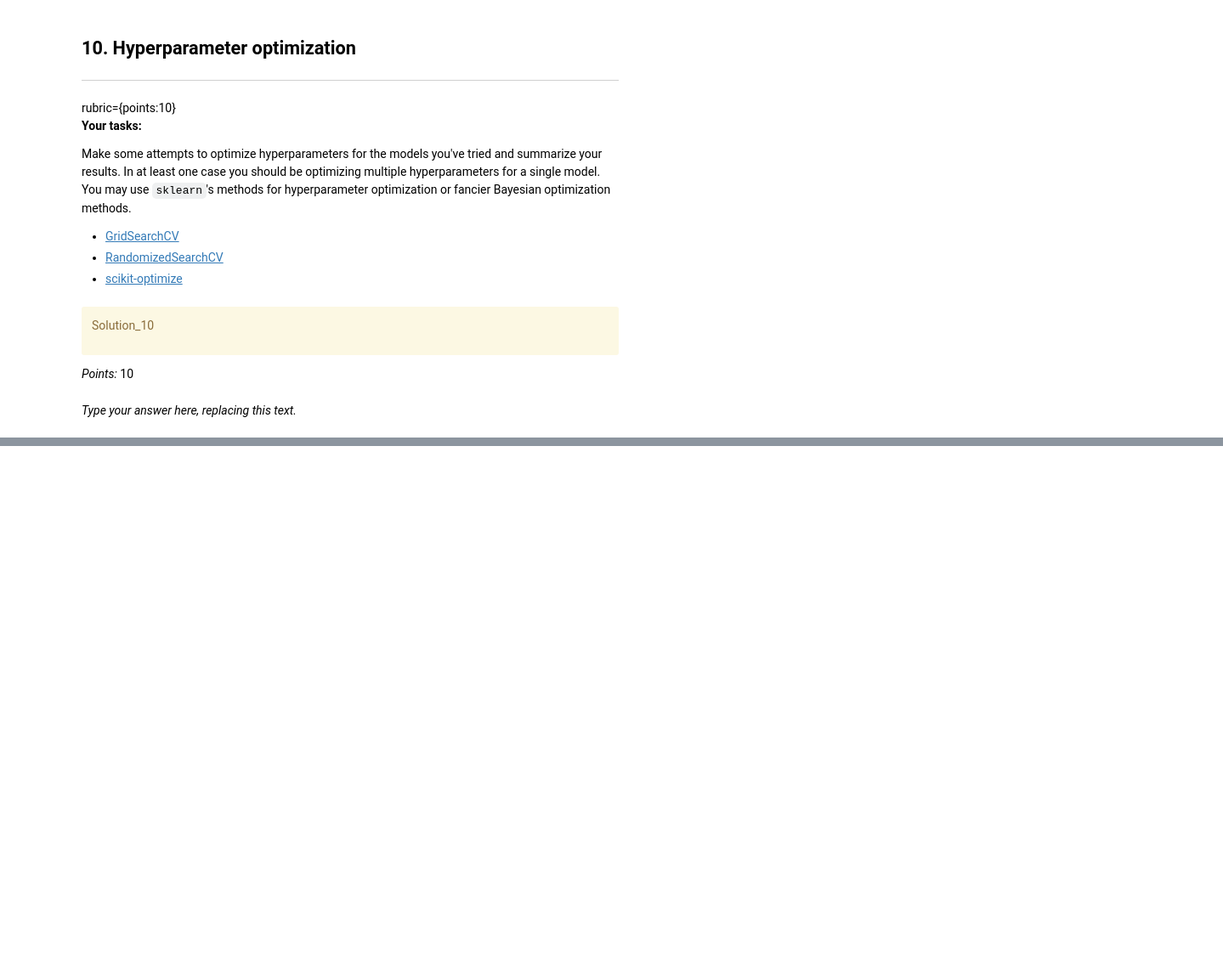
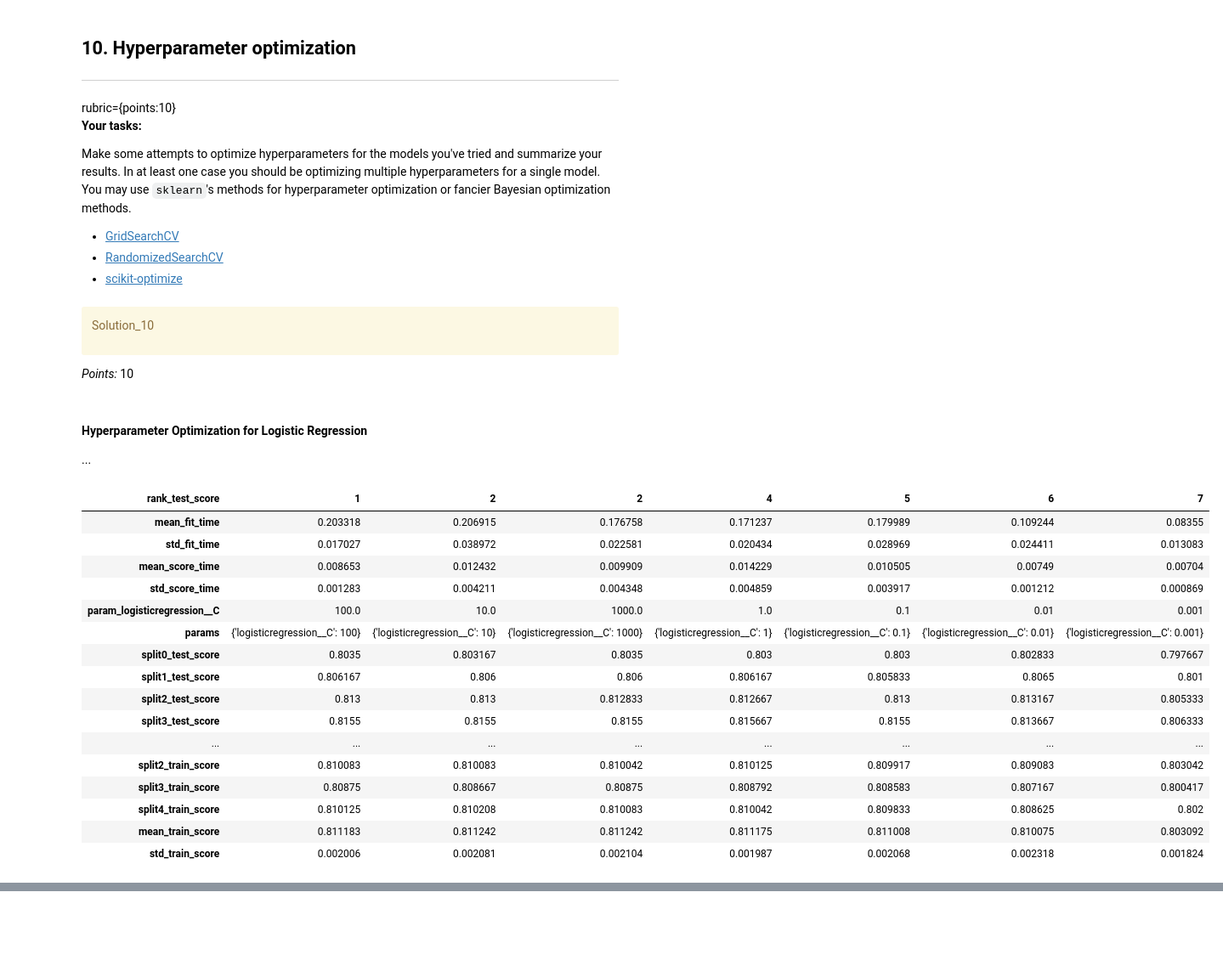
Before and after one commit to adrianlamdev/cpsc330_hw5, a Jupyter notebook: hw5.ipynb, the cells around one changed output, grey strips where cells are left out. Shown at 85% size. Saved outputs shown, nothing was run; the diff lists cells and outputs as text; code cells hidden in the pictures; blank space fills up the shorter version.

```diff
--- a/hw5.ipynb
+++ b/hw5.ipynb
@@ -562,5 +751,3 @@ Solution_10
 </div>
 
 _Points:_ 10
-# %% [markdown]
-_Type your answer here, replacing this text._
@@ -570,0 +754,39 @@ _Type your answer here, replacing this text._
+# %% [markdown]
+#### Hyperparameter Optimization for Logistic Regression
+
+...
+# %%
+lr_pipe = make_pipeline(
+        preprocessor,
+        LogisticRegression(max_iter=2000)
+)
+
+param_grid = {
+    'logisticregression__C': [0.001, 0.01, 0.1, 1, 10, 100, 1000]
+}
+
+gs = GridSearchCV(
+    lr_pipe, param_grid, n_jobs = -1, cv = 5, return_train_score = True
+)
+
+gs.fit(X_train, y_train)
+
+pd.DataFrame(gs.cv_results_).set_index('rank_test_score').sort_index().T
+# %% [output]
+| rank_test_score | 1 | 2 | 2 | 4 | 5 | 6 | 7 |
+| mean_fit_time | 0.203318 | 0.206915 | 0.176758 | 0.171237 | 0.179989 | 0.109244 | 0.08355 |
+| std_fit_time | 0.017027 | 0.038972 | 0.022581 | 0.020434 | 0.028969 | 0.024411 | 0.013083 |
+| mean_score_time | 0.008653 | 0.012432 | 0.009909 | 0.014229 | 0.010505 | 0.00749 | 0.00704 |
+| std_score_time | 0.001283 | 0.004211 | 0.004348 | 0.004859 | 0.003917 | 0.001212 | 0.000869 |
+| param_logisticregression__C | 100.0 | 10.0 | 1000.0 | 1.0 | 0.1 | 0.01 | 0.001 |
+| params | {'logisticregression__C': 100} | {'logisticregression__C': 10} | {'logisticregression__C': 1000} | {'logisticregression__C': 1} | {'logisticregression__C': 0.1} | {'logisticregression__C': 0.01} | {'logisticregression__C': 0.001} |
+| split0_test_score | 0.8035 | 0.803167 | 0.8035 | 0.803 | 0.803 | 0.802833 | 0.797667 |
+| split1_test_score | 0.806167 | 0.806 | 0.806 | 0.806167 | 0.805833 | 0.8065 | 0.801 |
+| split2_test_score | 0.813 | 0.813 | 0.812833 | 0.812667 | 0.813 | 0.813167 | 0.805333 |
+| split3_test_score | 0.8155 | 0.8155 | 0.8155 | 0.815667 | 0.8155 | 0.813667 | 0.806333 |
+| ... | ... | ... | ... | ... | ... | ... | ... |
+| split2_train_score | 0.810083 | 0.810083 | 0.810042 | 0.810125 | 0.809917 | 0.809083 | 0.803042 |
+| split3_train_score | 0.80875 | 0.808667 | 0.80875 | 0.808792 | 0.808583 | 0.807167 | 0.800417 |
+| split4_train_score | 0.810125 | 0.810208 | 0.810083 | 0.810042 | 0.809833 | 0.808625 | 0.802 |
+| mean_train_score | 0.811183 | 0.811242 | 0.811242 | 0.811175 | 0.811008 | 0.810075 | 0.803092 |
+| std_train_score | 0.002006 | 0.002081 | 0.002104 | 0.001987 | 0.002068 | 0.002318 | 0.001824 |
```
Also changed, not shown: parts of 74 cells of this notebook, 2 other files.
